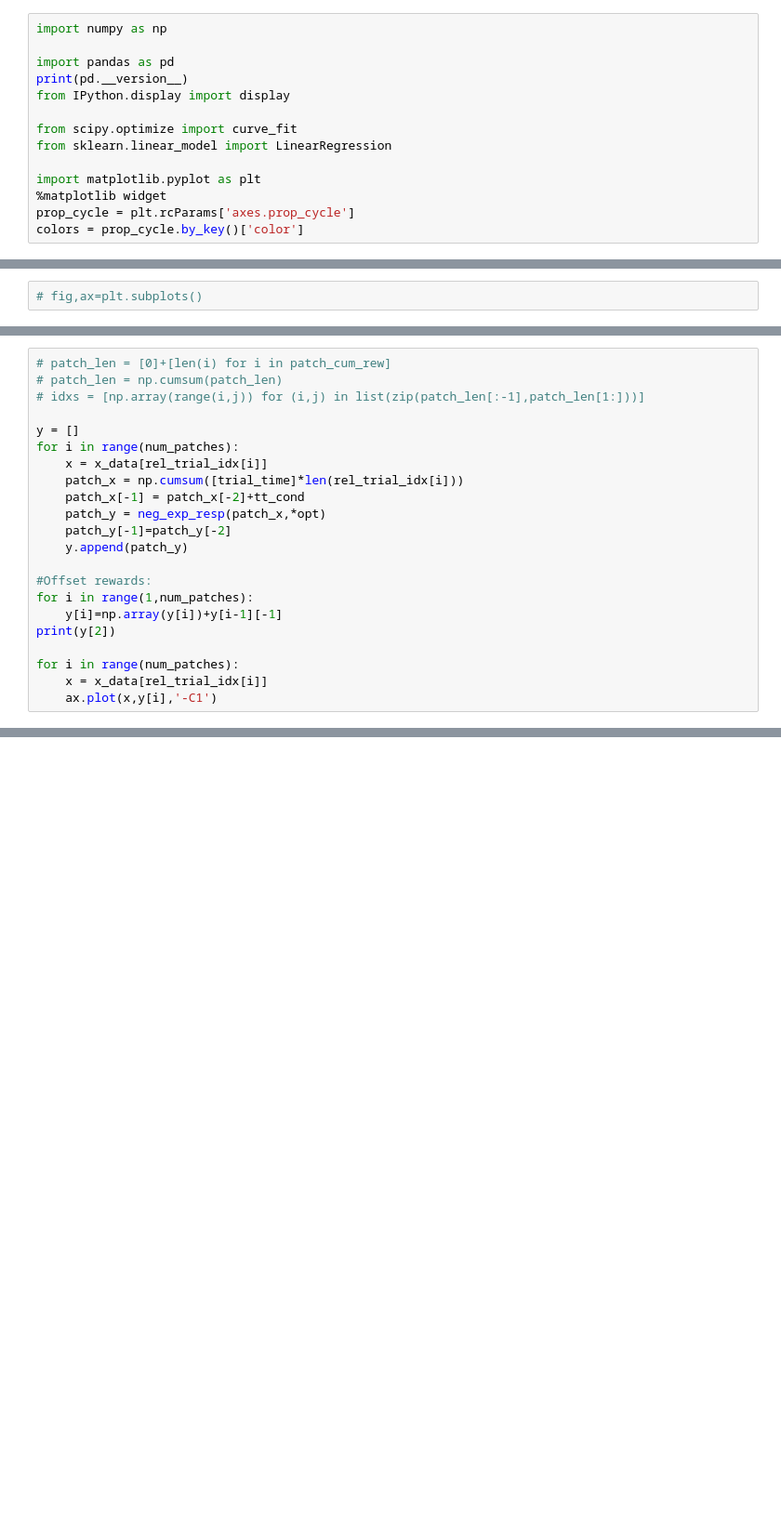
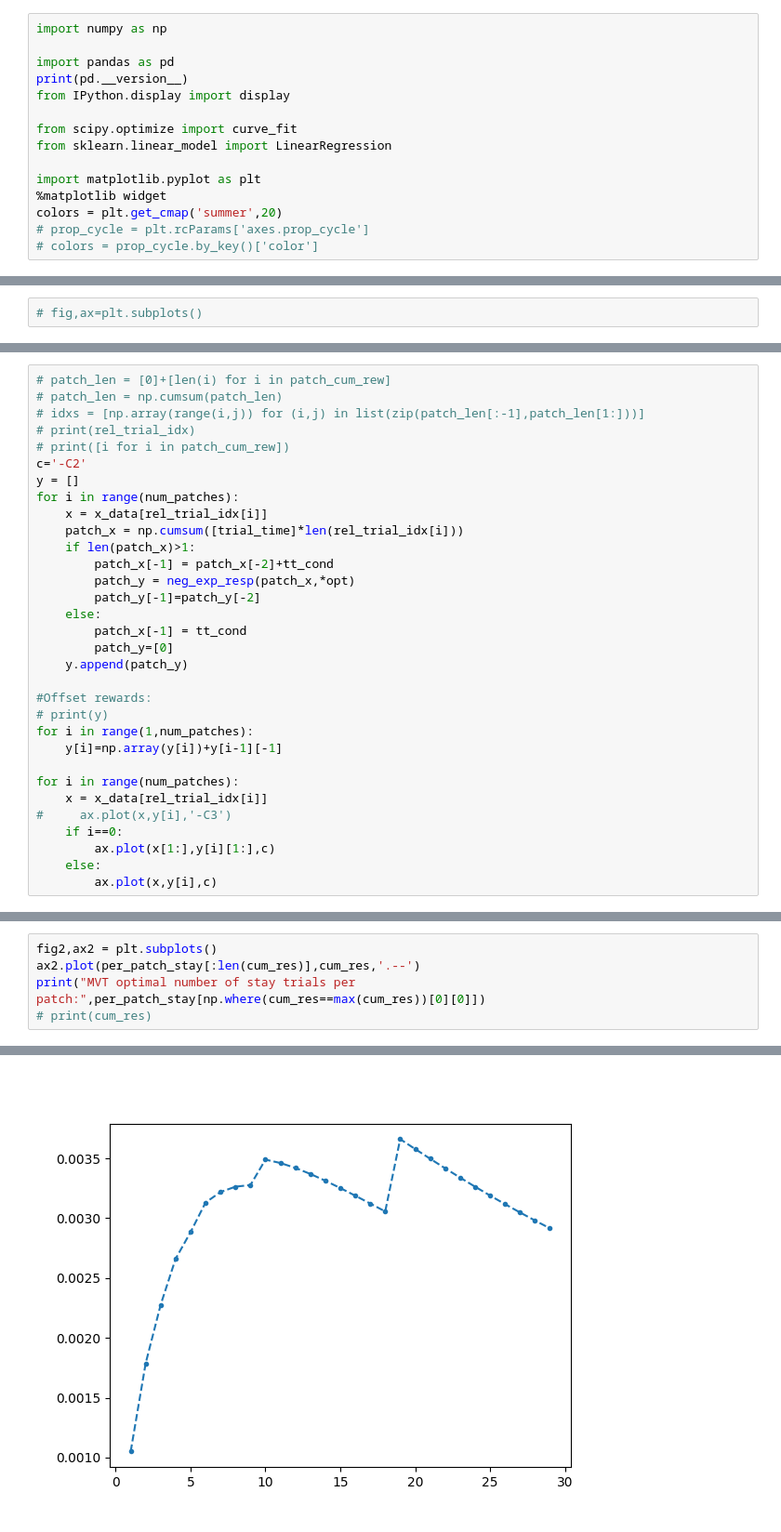
Before and after one commit to promitmoitra/frg, a Jupyter notebook: hssm/frg_nb.ipynb, the cells around one changed output, grey strips where cells are left out. Shown: that part at 93% size. Drawn from its saved outputs; the diff is of its cells as text; blank space fills up the shorter version.

```diff
--- a/hssm/frg_nb.ipynb
+++ b/hssm/frg_nb.ipynb
@@ -10,8 +10,9 @@ from sklearn.linear_model import LinearRegression
 
 import matplotlib.pyplot as plt
 %matplotlib widget
-prop_cycle = plt.rcParams['axes.prop_cycle']
-colors = prop_cycle.by_key()['color']
+colors = plt.get_cmap('summer',20)
+# prop_cycle = plt.rcParams['axes.prop_cycle']
+# colors = prop_cycle.by_key()['color']
 # %% [output]
 2.1.0
 # %%
@@ -208,21 +232,31 @@ opt = popt
 # patch_len = [0]+[len(i) for i in patch_cum_rew]
 # patch_len = np.cumsum(patch_len)
 # idxs = [np.array(range(i,j)) for (i,j) in list(zip(patch_len[:-1],patch_len[1:]))]
-
+# print(rel_trial_idx)
+# print([i for i in patch_cum_rew])
+c='-C2'
 y = []
 for i in range(num_patches):
     x = x_data[rel_trial_idx[i]]
     patch_x = np.cumsum([trial_time]*len(rel_trial_idx[i]))
-    patch_x[-1] = patch_x[-2]+tt_cond
-    patch_y = neg_exp_resp(patch_x,*opt)
-    patch_y[-1]=patch_y[-2]
+    if len(patch_x)>1:
+        patch_x[-1] = patch_x[-2]+tt_cond
+        patch_y = neg_exp_resp(patch_x,*opt)
+        patch_y[-1]=patch_y[-2]
+    else:
+        patch_x[-1] = tt_cond
+        patch_y=[0]
     y.append(patch_y)
 
 #Offset rewards:
+# print(y)
 for i in range(1,num_patches):
     y[i]=np.array(y[i])+y[i-1][-1]
-print(y[2])
 
 for i in range(num_patches):
     x = x_data[rel_trial_idx[i]]
-    ax.plot(x,y[i],'-C1')
+#     ax.plot(x,y[i],'-C3')
+    if i==0:
+        ax.plot(x[1:],y[i][1:],c)
+    else:
+        ax.plot(x,y[i],c)
@@ -296,0 +388,6 @@ plt.show()
+# %%
+fig2,ax2 = plt.subplots()
+ax2.plot(per_patch_stay[:len(cum_res)],cum_res,'.--')
+print("MVT optimal number of stay trials per patch:",per_patch_stay[np.where(cum_res==max(cum_res))[0][0]])
+# print(cum_res)
+# %% [output]
@@ -296,0 +395 @@ plt.show()
+[figure, added]
```
Also changed, not shown: parts of 12 cells of this notebook.
